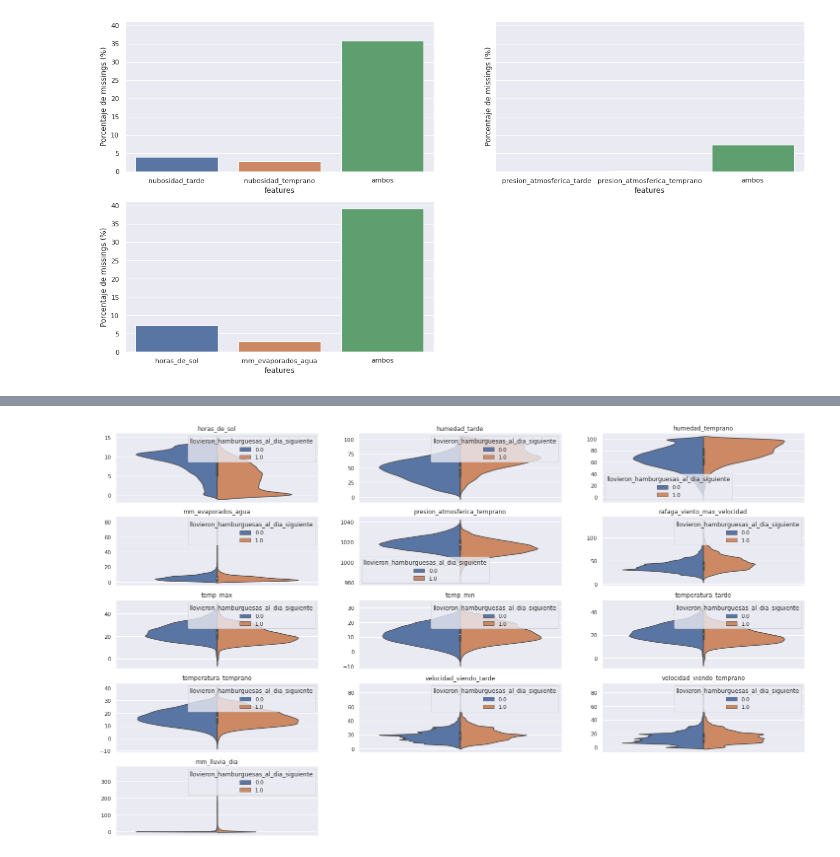
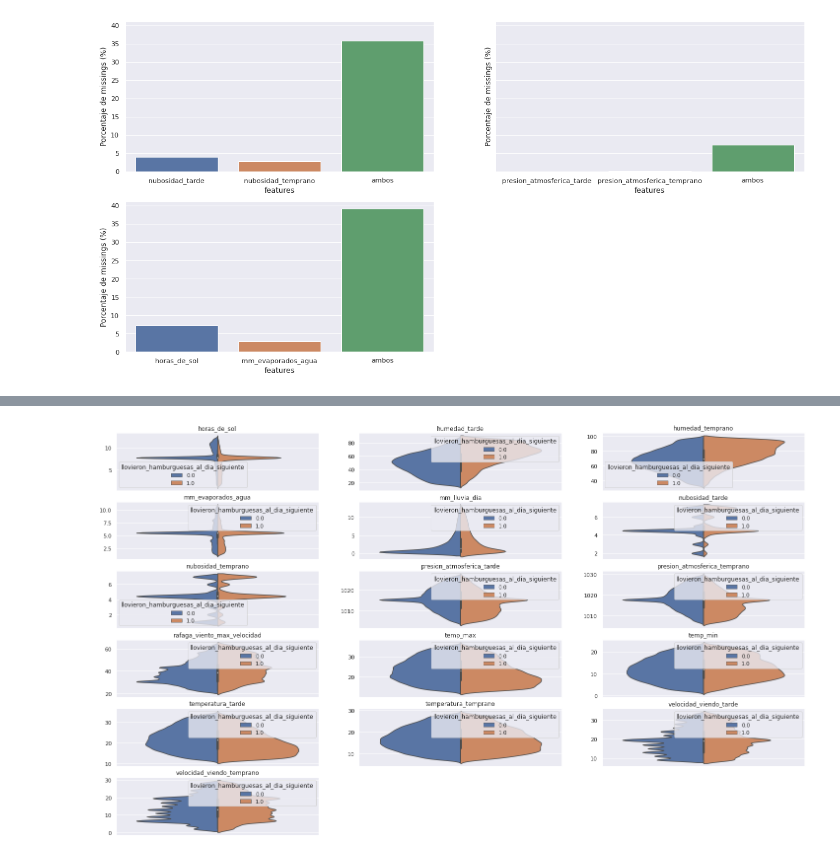
Before and after one commit to fdelu/orga-de-datos, a Jupyter notebook: TP1.ipynb, the cells around one changed output, grey strips where cells are left out. Cells and saved outputs as stored; diff of their text form; code cells hidden in the pictures.

Commit message:
Esqueleto y bastantes gráficos, primera baseline hechos

```diff
--- a/TP1.ipynb
+++ b/TP1.ipynb
@@ -248,0 +281,7 @@ Datos perdidos respecto a DataFrame original:  14.43%
+# %%
+print(df.std(numeric_only = True, skipna = True).sort_values())
+
+cols_missing = ['nubosidad_tarde', 'nubosidad_temprano', 'horas_de_sol', 'presion_atmosferica_temprano', 'presion_atmosferica_tarde', 'mm_evaporados_agua']
+for col in cols_missing:
+    print(f"\nMax de {col}: {df[col].max()}")
+    print(f"Min de {col}: {df[col].min()}")
@@ -248,0 +308,6 @@ Datos perdidos respecto a DataFrame original:  14.43%
+# %%
+reemplazo = {}
+for col in cols_missing:
+    reemplazo[col] = df[col].mean()
+
+df.fillna(inplace = True, value = reemplazo)
@@ -248,0 +316,2 @@ Datos perdidos respecto a DataFrame original:  14.43%
+# %%
+df.fillna(inplace = True, value = {'direccion_viento_temprano' : 'N/A'})
@@ -251,19 +379,0 @@ Datos perdidos respecto a DataFrame original:  14.43%
-# %%
-fig, axs = plt.subplots((len(features_num) + 2)//3, 3, sharex=True, figsize=(25,15))
-#fig.set_dpi(50)
-
-for ax, feature in zip(axs.flat, features_num):
-      ax.set_title(feature)
-      sns.boxplot(
-              ax=ax,
-              x="llovieron_hamburguesas_al_dia_siguiente",
-              y=feature,
-              data=df,
-      ).set(
-              xlabel="",
-              ylabel=""\
-      )
-
-for ax in axs.flat[len(features_num):]:
-    ax.axis("off")
-plt.show()
@@ -272,29 +402,37 @@ plt.show()
 # %%
+features_num = ['horas_de_sol', 'humedad_tarde', 'humedad_temprano', 'mm_evaporados_agua', 'mm_lluvia_dia',
+                'nubosidad_tarde', 'nubosidad_temprano', 'presion_atmosferica_tarde',
+                'presion_atmosferica_temprano', 'rafaga_viento_max_velocidad', 'temp_max',
+                'temp_min', 'temperatura_tarde', 'temperatura_temprano', 'velocidad_viendo_tarde',
+                'velocidad_viendo_temprano']
+
 fig, axs = plt.subplots((len(features_num) + 2)//3, 3, sharex=True, figsize=(25,15))
 #fig.set_dpi(50)
 
 #Otra alternativa, las conclusiones no son tan claras
 df["all"] = ""
 for ax, feature in zip(axs.flat, features_num):
       ax.set_title(feature)
+      # Truncamos el dataset para sacar outliers y obtener gráficos más claros
+      df_trunc = df[(df[feature] < df[feature].quantile(0.95)) & (df[feature] > df[feature].quantile(0.05))]
       sns.violinplot(
               ax=ax,
               x="all",
               hue="llovieron_hamburguesas_al_dia_siguiente",
               y=feature,
-              data=df,
+              data=df_trunc,
               #palette="muted",
               split=True\
       ).set(
               xlabel="",
               ylabel=""\
       )
 
 for ax in axs.flat[len(features_num):]:
     ax.axis("off")
 plt.show()
 # %% [output]
-[figure, old version]
+[figure, new version]
 # %%
 pares_ord_cov = df.corr().abs().unstack().sort_values(ascending=False)
 pares_ord_cov = pares_ord_cov[pares_ord_cov < 1] #Salteo diagonal
```
Also changed, not shown: parts of 60 cells of this notebook.
